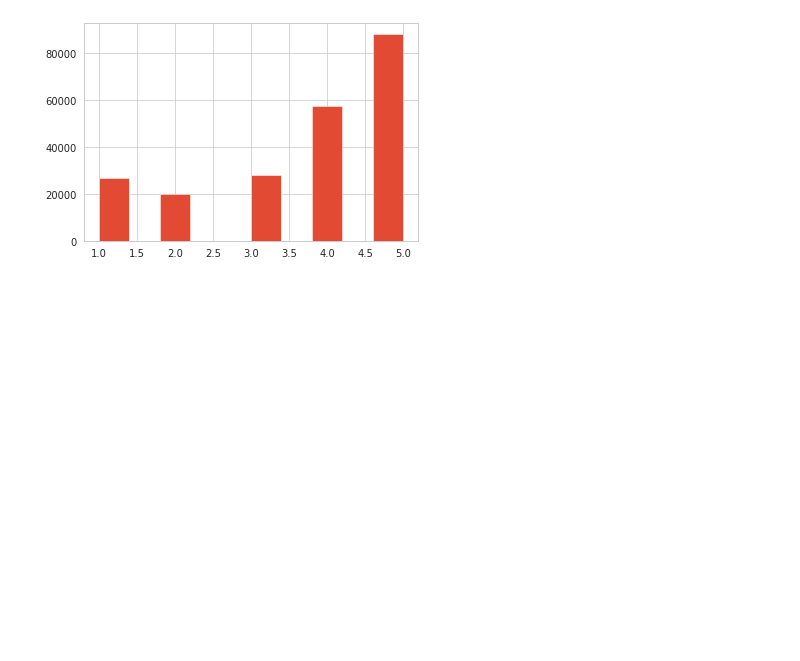
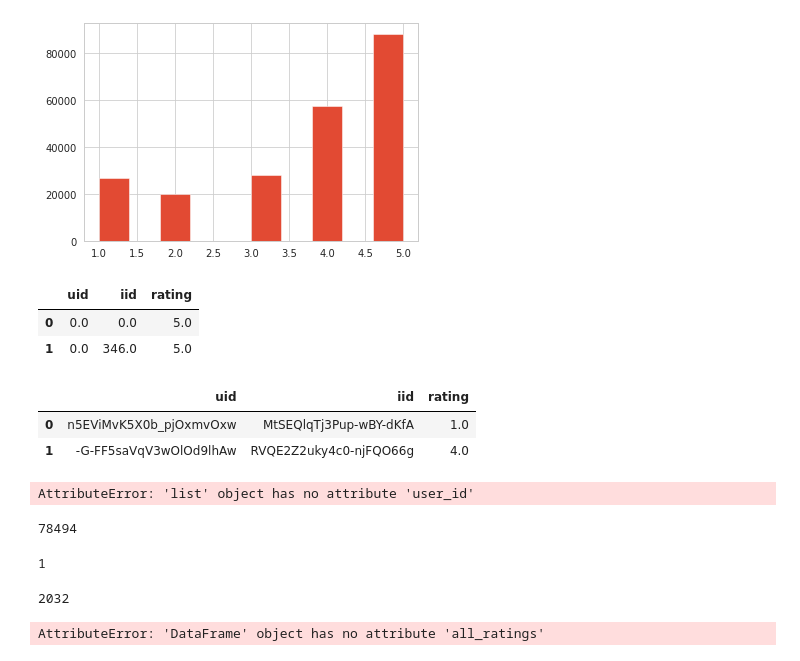
Before and after one commit to unclebrod/YelpRecommender, a Jupyter notebook: workbook.ipynb, the cells around one changed output. Saved outputs shown, nothing was run; the diff lists cells and outputs as text; code cells hidden in the pictures; blank space fills up the shorter version.

```diff
--- a/workbook.ipynb
+++ b/workbook.ipynb
@@ -596,11 +596,58 @@ utility['review_stars'].hist()
 reader = Reader(rating_scale=(1,5))
 data = Dataset.load_from_df(utility, reader)
 # %%
-trainset, testset = train_test_split(utility, test_size=0.3)
+trainset, testset = train_test_split(data, test_size=0.3)
+# %%
+iterator = trainset.all_ratings()
+trainset_df = pd.DataFrame(columns=['uid', 'iid', 'rating'])
+i = 0
+for (uid, iid, rating) in iterator:
+    trainset_df.loc[i] = [uid, iid, rating]
+    i = i+1
+
+trainset_df.head(2)
+# %% [output]
+|  | uid | iid | rating |
+| 0 | 0.0 | 0.0 | 5.0 |
+| 1 | 0.0 | 346.0 | 5.0 |
+# %%
+testset_df = pd.DataFrame(columns=['uid', 'iid', 'rating'])
+i = 0
+for (uid, iid, rating) in testset:
+    testset_df.loc[i] = [uid, iid, rating]
+    i = i+1
+
+testset_df.head(2)
+# %% [output]
+|  | uid | iid | rating |
+| 0 | n5EViMvK5X0b_pjOxmvOxw | MtSEQlqTj3Pup-wBY-dKfA | 1.0 |
+| 1 | -G-FF5saVqV3wOlOd9lhAw | RVQE2Z2uky4c0-njFQO66g | 4.0 |
 # %%
 # Number of users that are in train and not test
 len(np.setdiff1d(testset.user_id.unique(), trainset.user_id.unique()))
+# %% [output]
+AttributeError: 'list' object has no attribute 'user_id'
+# %%
+unique_users
+# %% [output]
+78494
 # %%
 # Number of restaurants in train and not test
 len(np.setdiff1d(testset.business_id.unique(),
                  trainset.business_id.unique()))
+# %% [output]
+1
+# %%
+unique_businesses
+# %% [output]
+2032
+# %%
+# Random ratings based on distribution of the training set
+normal_predictor = NormalPredictor()
+normal_predictor.fit(trainset)
+predictions = normal_predictor.test(testset)
+print(accuracy.mae(predictions))
+print(accuracy.mse(predictions))
+print(accuracy.rmse(predictions))
+# %% [output]
+AttributeError: 'DataFrame' object has no attribute 'all_ratings'
```
